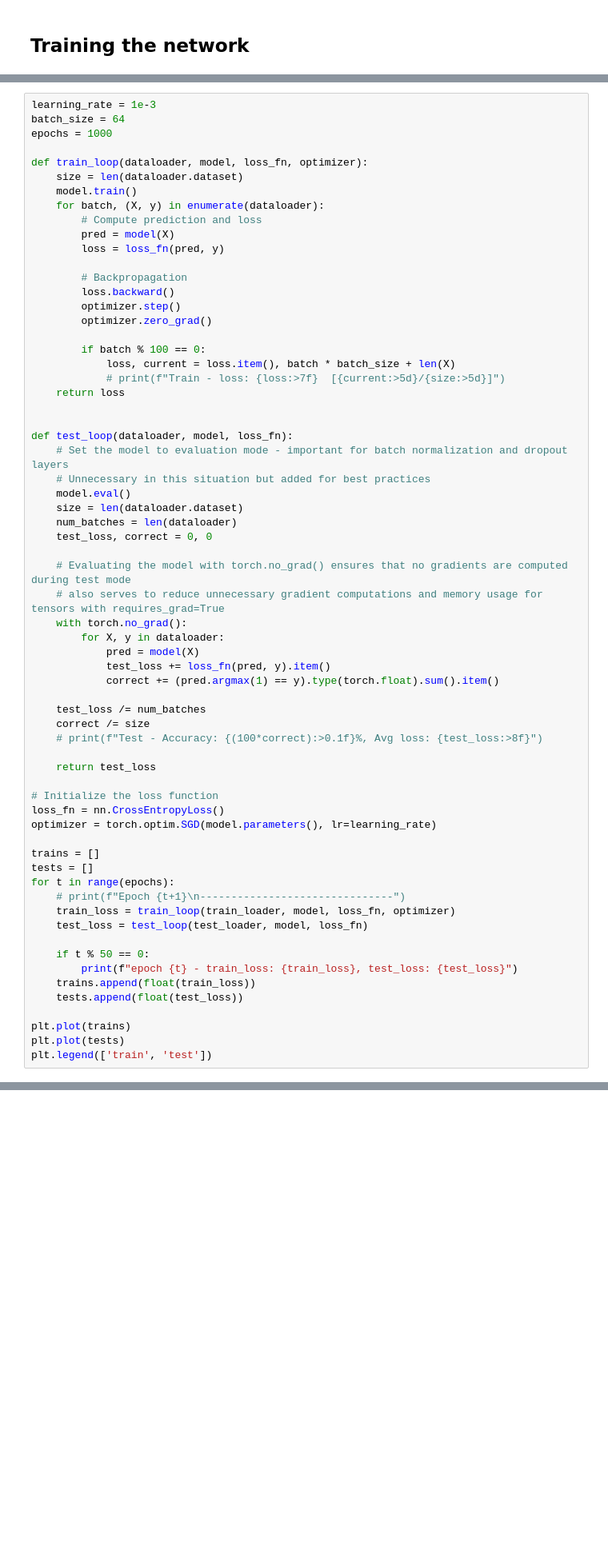
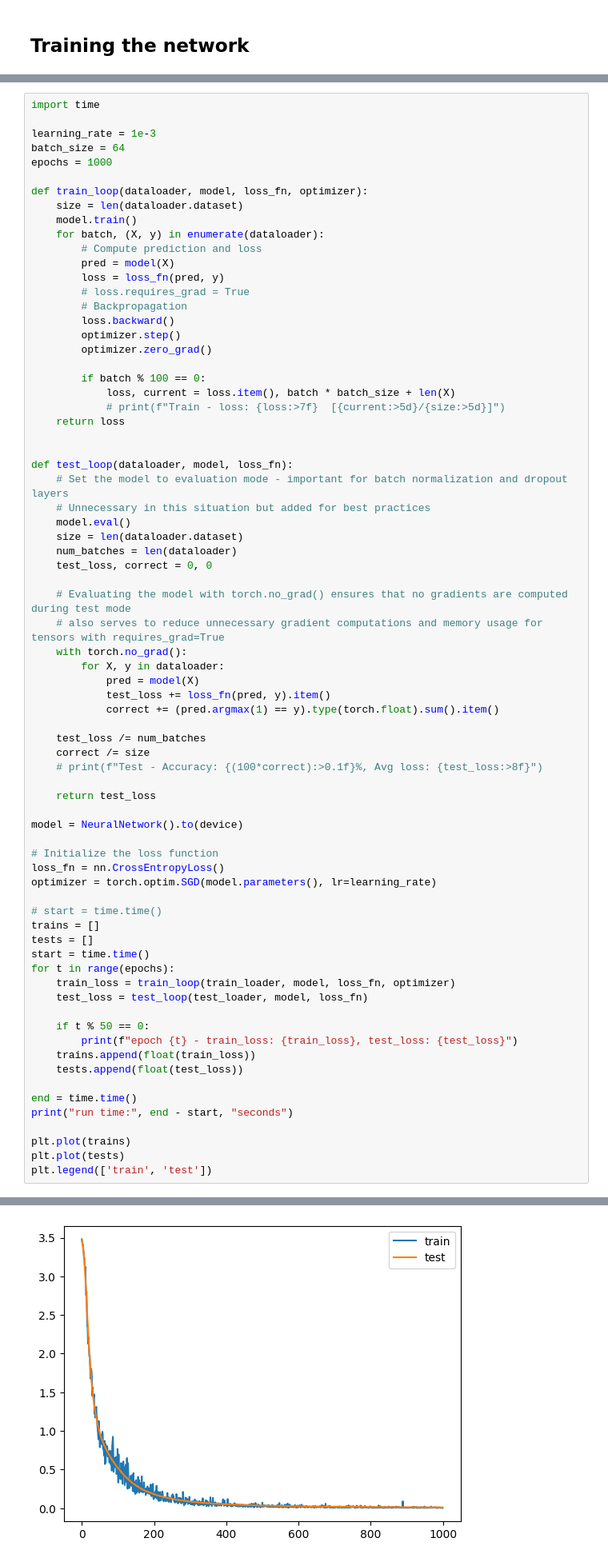
Before and after one commit to pj0620/pytorch-testing, a Jupyter notebook: neural_network.ipynb, the cells around one changed output, grey strips where cells are left out. Shown at 80% size. Drawn from its saved outputs; the diff is of its cells as text; blank space fills up the shorter version.

```diff
--- a/neural_network.ipynb
+++ b/neural_network.ipynb
@@ -203,4 +174,6 @@ tensor([23,  6,  9,  3, 20, 15, 24, 18,  9,  2,  7,  9,  7, 13,  3,  1, 18, 24,
 # %%
+import time
+
 learning_rate = 1e-3
 batch_size = 64
 epochs = 1000
@@ -212,7 +185,7 @@ def train_loop(dataloader, model, loss_fn, optimizer):
         # Compute prediction and loss
         pred = model(X)
         loss = loss_fn(pred, y)
-
+        # loss.requires_grad = True
         # Backpropagation
         loss.backward()
         optimizer.step()
@@ -246,14 +219,17 @@ def test_loop(dataloader, model, loss_fn):
 
     return test_loss
 
+model = NeuralNetwork().to(device)
+
 # Initialize the loss function
 loss_fn = nn.CrossEntropyLoss()
 optimizer = torch.optim.SGD(model.parameters(), lr=learning_rate)
 
+# start = time.time()
 trains = []
 tests = []
+start = time.time()
 for t in range(epochs):
-    # print(f"Epoch {t+1}\n-------------------------------")
     train_loss = train_loop(train_loader, model, loss_fn, optimizer)
     test_loss = test_loop(test_loader, model, loss_fn)
 
@@ -262,6 +238,9 @@ for t in range(epochs):
     trains.append(float(train_loss))
     tests.append(float(test_loss))
 
+end = time.time()
+print("run time:", end - start, "seconds")
+
 plt.plot(trains)
 plt.plot(tests)
 plt.legend(['train', 'test'])
@@ -276,0 +266 @@ epoch 350 - train_loss: 0.0757753923535347, test_loss: 0.0774472751566824
+[figure, added]
```
Also changed, not shown: parts of 10 cells of this notebook.
